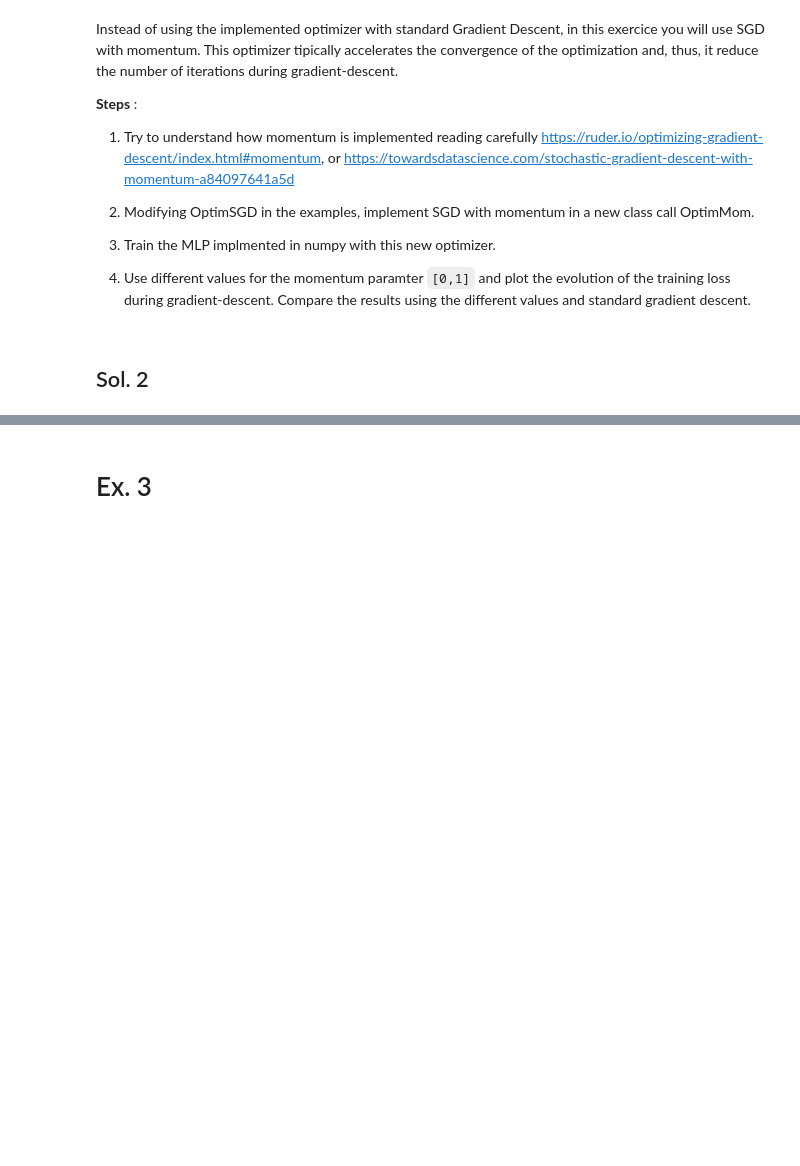
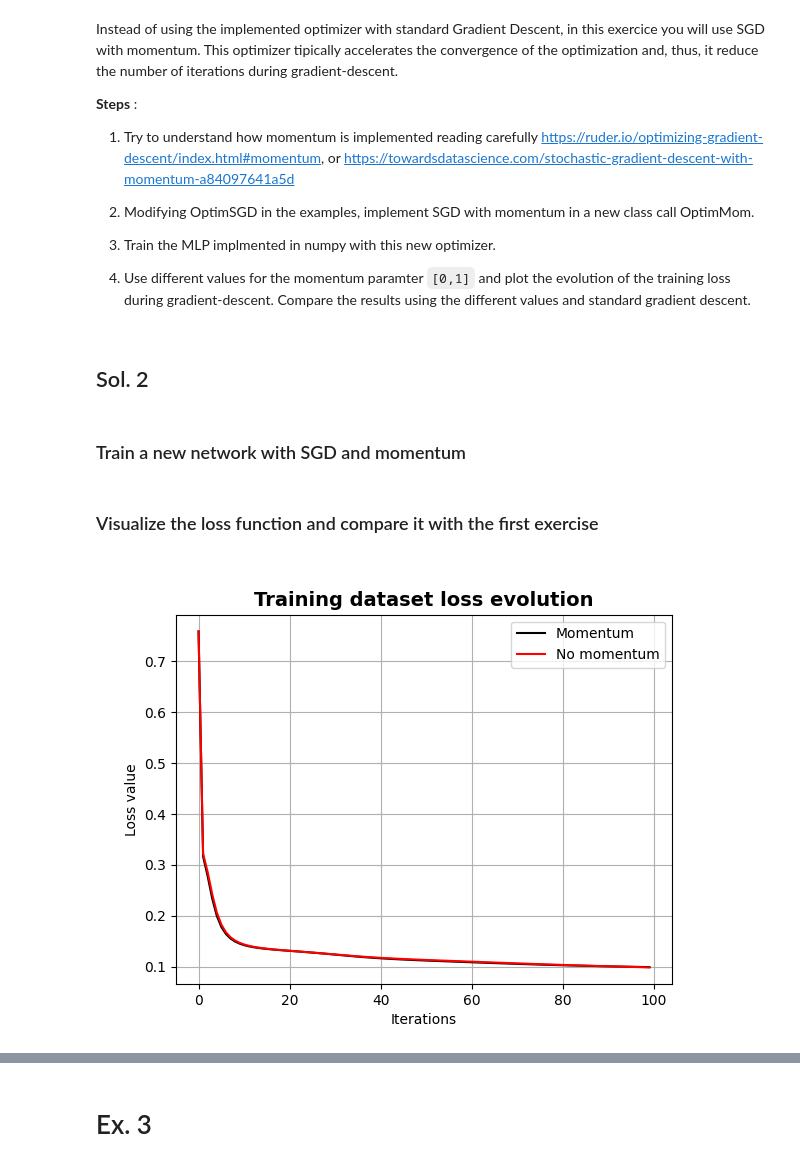
Before and after one commit to Alejandro-FA/UPF-Deep_Learning, a Jupyter notebook: P1/P1-Questions.ipynb, the cells around one changed output, grey strips where cells are left out. Cells and saved outputs as stored; diff of their text form; code cells hidden in the pictures; blank space fills up the shorter version.

```diff
--- a/P1/P1-Questions.ipynb
+++ b/P1/P1-Questions.ipynb
@@ -229,0 +289,42 @@ This optimizer tipically accelerates the convergence of the optimization and, th
+# %%
+# Same training procedure than befor but using the optimizer class
+def train_woptimizer(NN,X, y,epoch = 5000,optim = None):
+    list_loss = []
+
+    for i in range(epoch):
+        #Compute derivative with respect to W and W2 for a given X and y:
+        yHat = NN.forward(X)
+
+        gradW1,gradW2 = NN.backward(X,yHat,y)
+        #now update the weight using the optimizer class
+        NN.W1, NN.W2 = optim.step([NN.W1,NN.W2],[gradW1,gradW2], i)
+
+        if i%100 == 0 :
+            loss = NN.loss(yHat,y)
+            # print('Loss {}={}'.format(i,loss))
+            list_loss.append(loss)
+
+    return list_loss
+# %% [markdown]
+### Train a new network with SGD and momentum
+# %%
+np.random.seed(seed_value)
+NN_momentum = MLP(hiddenNode=20)
+#Train network with the data:
+momentum_list_loss = train_woptimizer(NN_momentum, X_train_norm, C_train, epoch=10000, optim=OptimMom(learning_rate=0.1, beta=0.9))
+# %% [markdown]
+### Visualize the loss function and compare it with the first exercise
+# %%
+%matplotlib widget
+fig6 = plt.figure()
+
+plt.plot(momentum_list_loss, color="black", label="Momentum")
+plt.plot(train_list_loss, color="red", label="No momentum")
+plt.title("Training dataset loss evolution", fontsize=14, fontweight="bold")
+plt.xlabel("Iterations")
+plt.ylabel("Loss value")
+plt.grid()
+plt.legend()
+plt.show()
+# %% [output]
+[figure, added]
```
Also changed, not shown: parts of 14 cells of this notebook.
